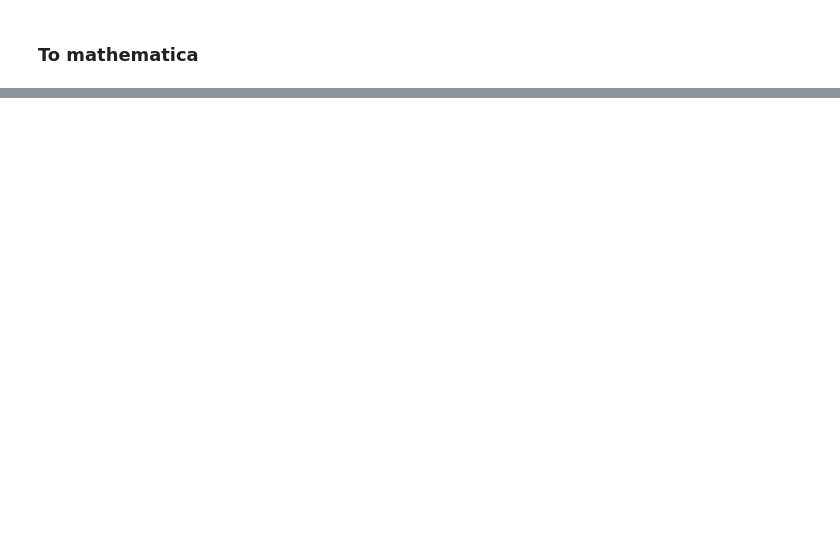
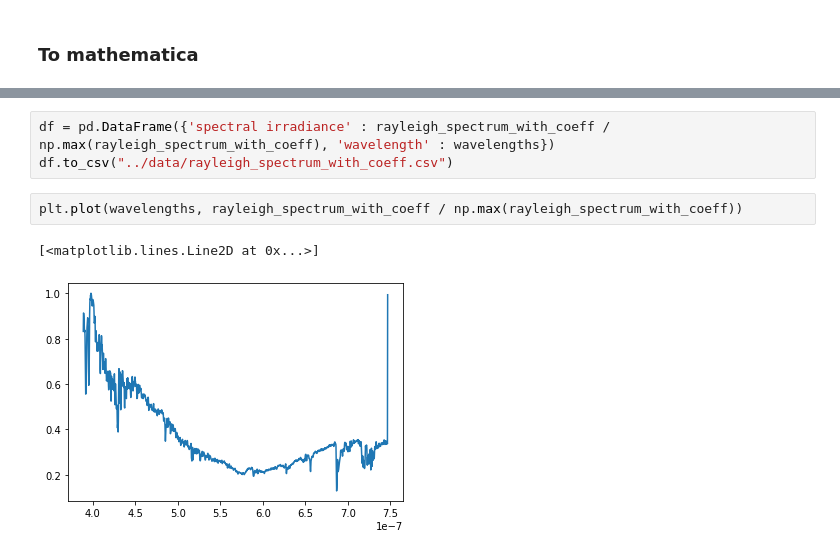
Before and after one commit to Yousousen/solar_physics, a Jupyter notebook: scripts/spectrum.ipynb, the cells around one changed output, grey strips where cells are left out. Drawn from its saved outputs; the diff is of its cells as text; blank space fills up the shorter version.

```diff
--- a/scripts/spectrum.ipynb
+++ b/scripts/spectrum.ipynb
@@ -649,0 +666,8 @@ plt.plot(wavelengths, spectrum_8dec_with_coeff / np.max(spectrum_8dec_with_coeff
+# %%
+df = pd.DataFrame({'spectral irradiance' : rayleigh_spectrum_with_coeff / np.max(rayleigh_spectrum_with_coeff), 'wavelength' : wavelengths})
+df.to_csv("../data/rayleigh_spectrum_with_coeff.csv")
+# %%
+plt.plot(wavelengths, rayleigh_spectrum_with_coeff / np.max(rayleigh_spectrum_with_coeff))
+# %% [output]
+[<matplotlib.lines.Line2D at 0x...>]
+[figure, added]
```
Also changed, not shown: parts of 5 cells of this notebook, 3 other files.
